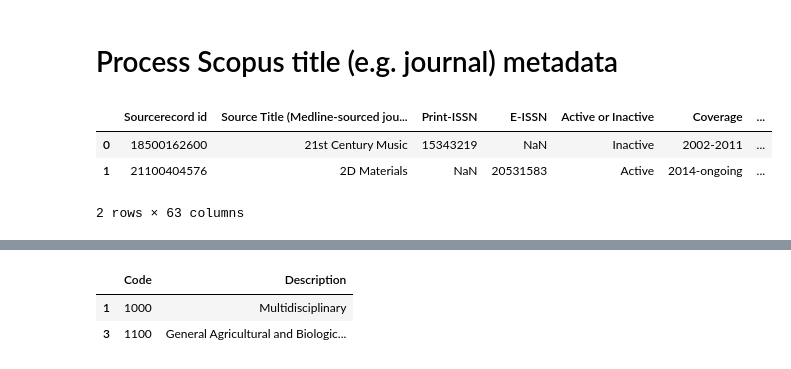
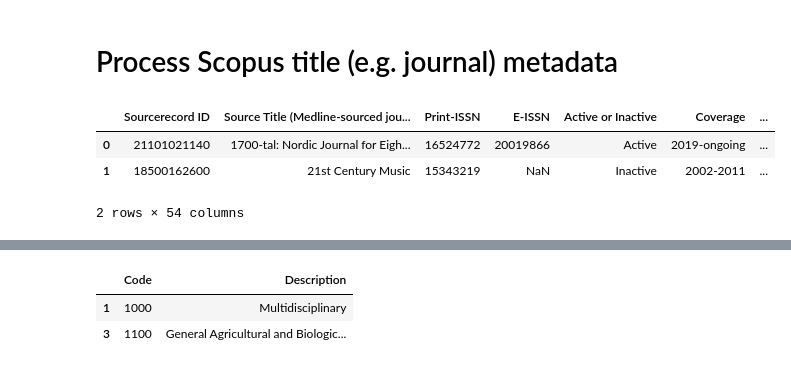
Before and after one commit to dhimmel/scopus, a Jupyter notebook: 1.process-titles.ipynb, the cells around one changed output, grey strips where cells are left out. Drawn from its saved outputs; the diff is of its cells as text; code cells hidden in the pictures.

```diff
--- a/1.process-titles.ipynb
+++ b/1.process-titles.ipynb
@@ -10,12 +10,12 @@ import slugify
 from utilities import format_issn
 # %%
 # Load dataset
-path = pathlib.Path('download/Scopus_Source_List.xlsx')
+path = pathlib.Path('download/extlistJuly2021.xlsx')
 # %%
-source_df = pandas.read_excel(path, sheet_name='Scopus Sources October 2017')
+source_df = pandas.read_excel(path, sheet_name='Scopus Sources May 2021')
 source_df.head(2)
 # %% [output]
-|  | Sourcerecord id | Source Title (Medline-sourced jou... | Print-ISSN | E-ISSN | Active or Inactive | Coverage | ... |
-| 0 | 18500162600 | 21st Century Music | 15343219 | NaN | Inactive | 2002-2011 | ... |
-| 1 | 21100404576 | 2D Materials | NaN | 20531583 | Active | 2014-ongoing | ... |
+|  | Sourcerecord ID | Source Title (Medline-sourced jou... | Print-ISSN | E-ISSN | Active or Inactive | Coverage | ... |
+| 0 | 21101021140 | 1700-tal: Nordic Journal for Eigh... | 16524772 | 20019866 | Active | 2019-ongoing | ... |
+| 1 | 18500162600 | 21st Century Music | 15343219 | NaN | Inactive | 2002-2011 | ... |
-2 rows × 63 columns
+2 rows × 54 columns
```
Also changed, not shown: parts of 17 cells of this notebook, 9 other files.
